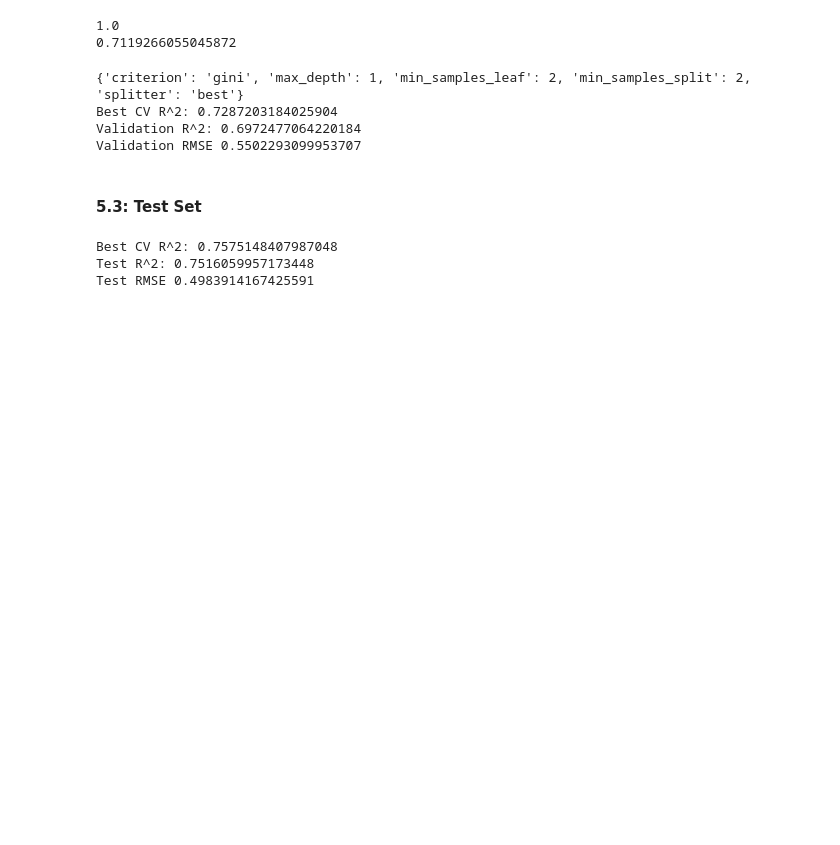
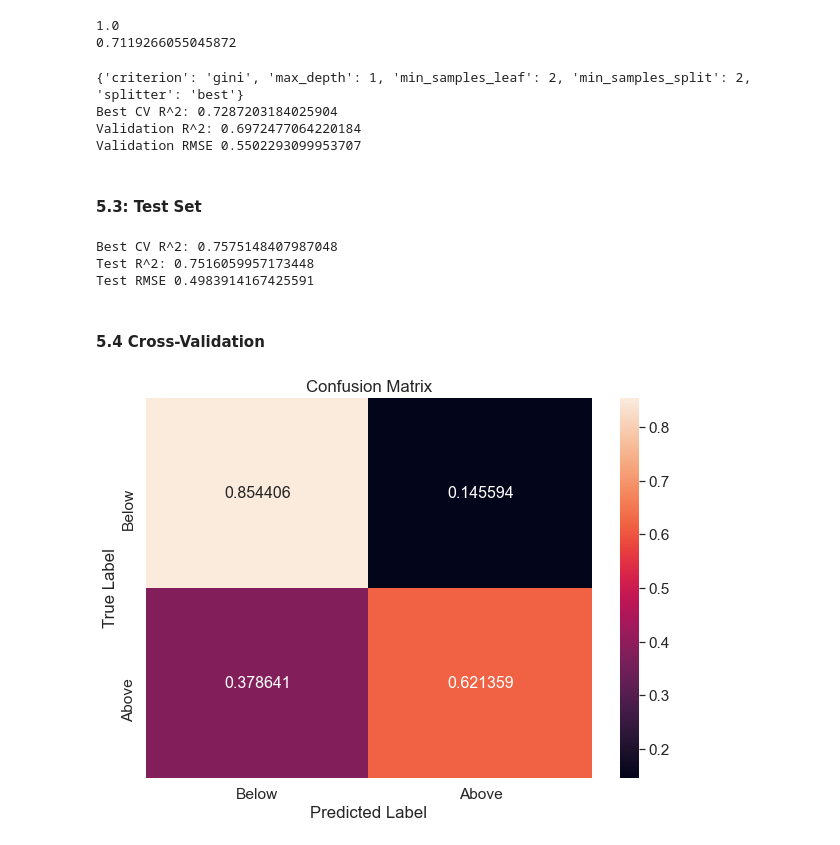
Before and after one commit to shrutibathia/CSS_Project2_Team2_Fall2020, a Jupyter notebook: Project2.ipynb, the cells around one changed output. Drawn from its saved outputs; the diff is of its cells as text; code cells hidden in the pictures; blank space fills up the shorter version.

Commit message:
Added cross-validation

```diff
--- a/Project2.ipynb
+++ b/Project2.ipynb
@@ -623,3 +623,33 @@ print('Test RMSE', rmse(best_pred, y_test))
 Best CV R^2: 0.7575148407987048
 Test R^2: 0.7516059957173448
 Test RMSE 0.4983914167425591
+# %% [markdown]
+#### 5.4 Cross-Validation
+# %%
+from sklearn.model_selection import cross_val_score
+from sklearn.model_selection import cross_val_predict
+
+best_model = svc_grid_reg.best_estimator_
+
+cv_pred = cross_val_predict(best_model, X_test, y_test, cv = 3)
+
+cf_matrix = confusion_matrix(y_test, best_pred, normalize = "true")
+
+df_cm = pd.DataFrame(cf_matrix, range(2),
+              range(2))
+
+df_cm = df_cm.rename(index=str, columns={0: "Below", 1: "Above"})
+df_cm.index = ["Below", "Above"]
+plt.figure(figsize = (10,7))
+sns.set(font_scale=1.4)#for label size
+sns.heatmap(df_cm,
+           annot=True,
+           annot_kws={"size": 16},
+           fmt='g')
+
+plt.title("Confusion Matrix")
+plt.xlabel("Predicted Label")
+plt.ylabel("True Label")
+plt.show()
+# %% [output]
+[figure, added]
```
Also changed, not shown: parts of 6 cells of this notebook.
